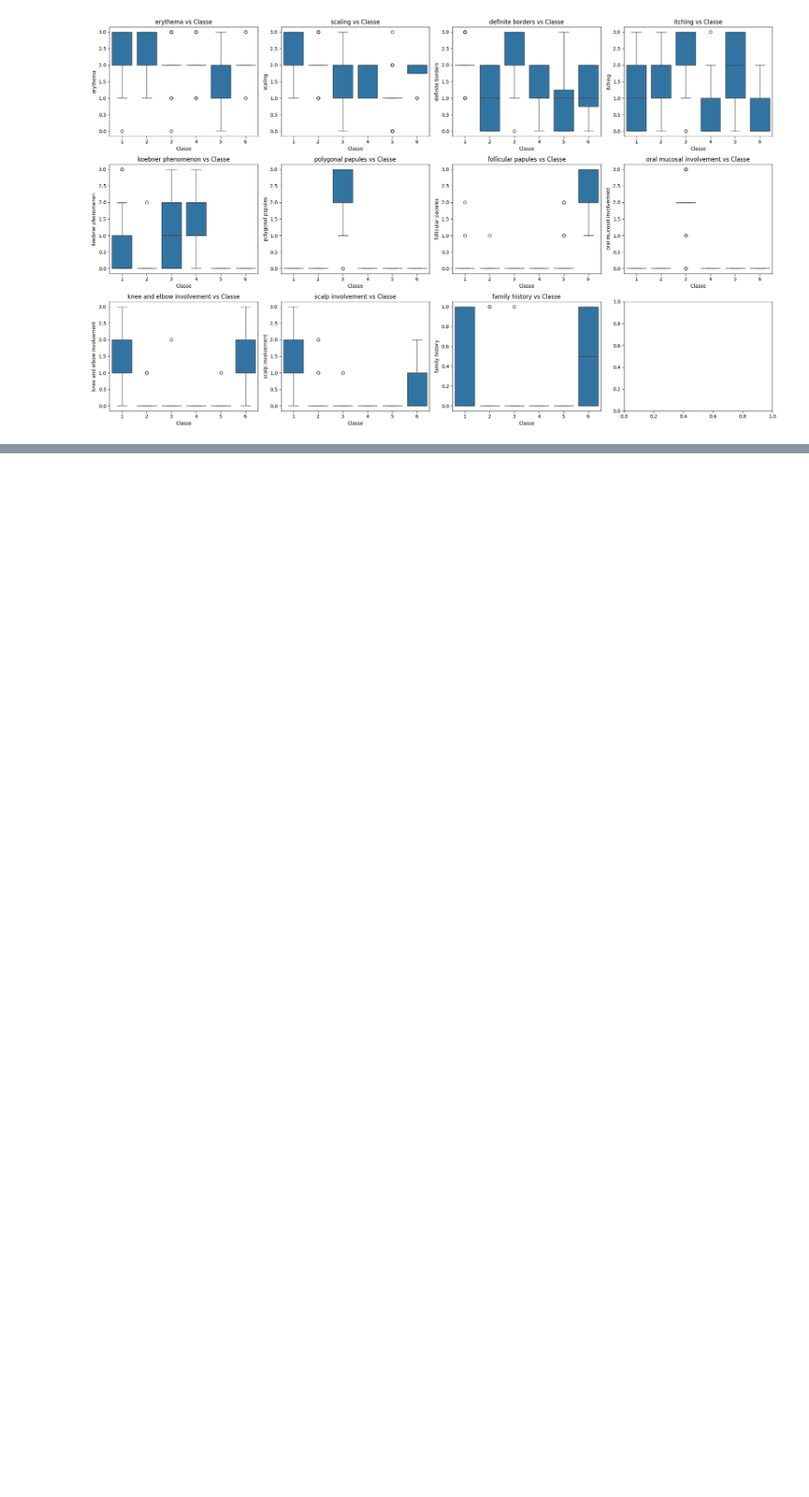
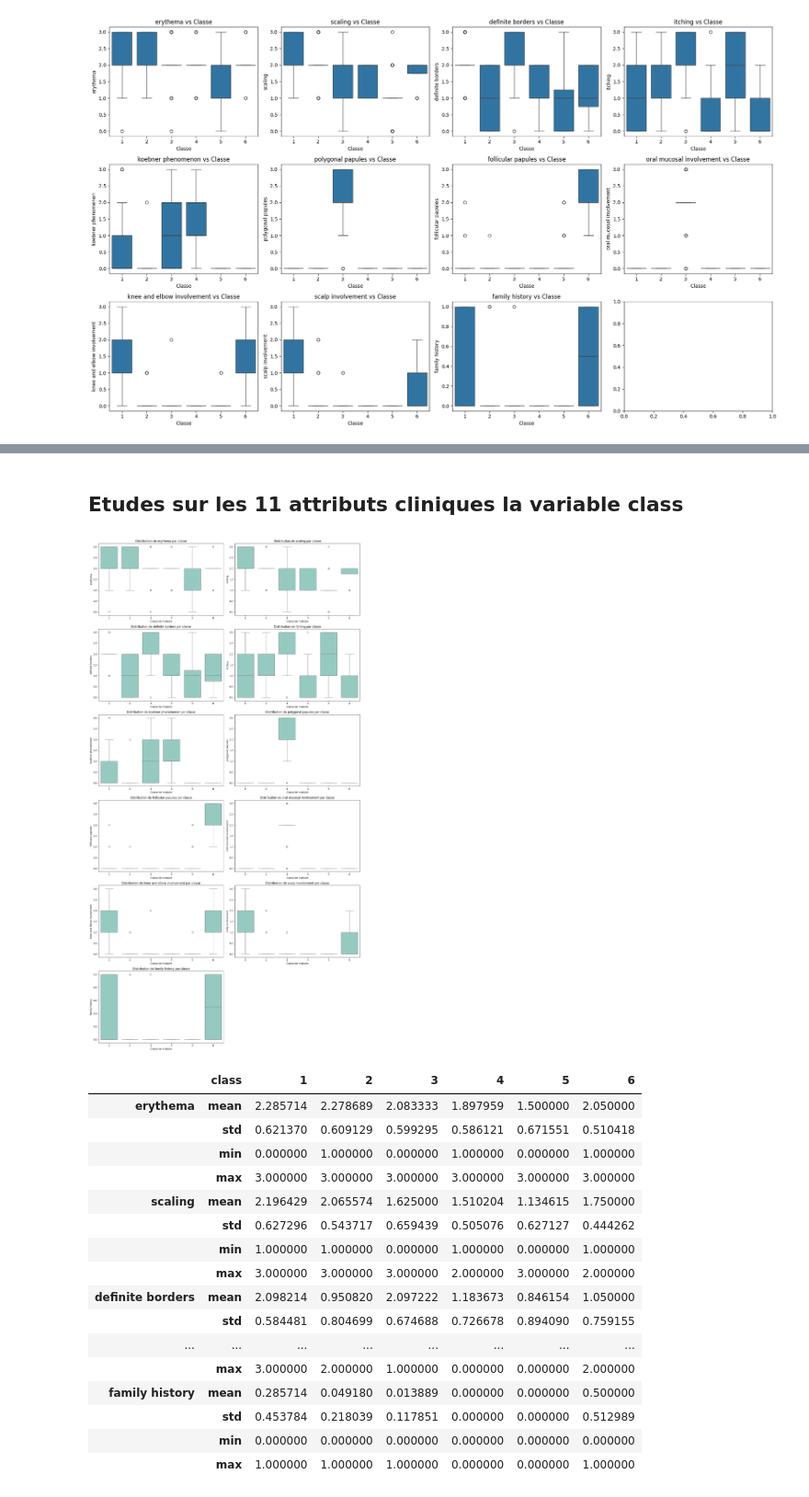
Before and after one commit to dorival42/ProjetM2SMSD, a Jupyter notebook: P1_probleme1.ipynb, the cells around one changed output, grey strips where cells are left out. Shown at 92% size. Cells and saved outputs as stored; diff of their text form; code cells hidden in the pictures; blank space fills up the shorter version.

```diff
--- a/P1_probleme1.ipynb
+++ b/P1_probleme1.ipynb
@@ -298,0 +471,42 @@ plt.show()
+# %% [markdown]
+## Etudes sur les 11 attributs cliniques la variable class
+# %%
+
+
+# Calcul des statistiques descriptives par classe
+stats_by_class = data.groupby('class')[column_names[0:11]].agg(['mean', 'std', 'min', 'max']).T
+
+# Visualisation avec des boîtes à moustaches
+plt.figure(figsize=(16, 30))
+for i, attribute in enumerate(column_names[0:11], start=1):
+    plt.subplot(6, 2, i)
+    sns.set_palette("Set3")
+    sns.boxplot(data=data, x='class', y=attribute)
+    plt.title(f'Distribution de {attribute} par classe')
+    plt.xlabel("Classe de maladie")
+    plt.ylabel(attribute)
+
+plt.tight_layout()
+plt.show()
+
+# Afficher les statistiques descriptives
+stats_by_class
+# %% [output]
+[figure, added]
+|  | class | 1 | 2 | 3 | 4 | 5 | 6 |
+| erythema | mean | 2.285714 | 2.278689 | 2.083333 | 1.897959 | 1.500000 | 2.050000 |
+|  | std | 0.621370 | 0.609129 | 0.599295 | 0.586121 | 0.671551 | 0.510418 |
+|  | min | 0.000000 | 1.000000 | 0.000000 | 1.000000 | 0.000000 | 1.000000 |
+|  | max | 3.000000 | 3.000000 | 3.000000 | 3.000000 | 3.000000 | 3.000000 |
+| scaling | mean | 2.196429 | 2.065574 | 1.625000 | 1.510204 | 1.134615 | 1.750000 |
+|  | std | 0.627296 | 0.543717 | 0.659439 | 0.505076 | 0.627127 | 0.444262 |
+|  | min | 1.000000 | 1.000000 | 0.000000 | 1.000000 | 0.000000 | 1.000000 |
+|  | max | 3.000000 | 3.000000 | 3.000000 | 2.000000 | 3.000000 | 2.000000 |
+| definite borders | mean | 2.098214 | 0.950820 | 2.097222 | 1.183673 | 0.846154 | 1.050000 |
+|  | std | 0.584481 | 0.804699 | 0.674688 | 0.726678 | 0.894090 | 0.759155 |
+| ... | ... | ... | ... | ... | ... | ... | ... |
+|  | max | 3.000000 | 2.000000 | 1.000000 | 0.000000 | 0.000000 | 2.000000 |
+| family history | mean | 0.285714 | 0.049180 | 0.013889 | 0.000000 | 0.000000 | 0.500000 |
+|  | std | 0.453784 | 0.218039 | 0.117851 | 0.000000 | 0.000000 | 0.512989 |
+|  | min | 0.000000 | 0.000000 | 0.000000 | 0.000000 | 0.000000 | 0.000000 |
+|  | max | 1.000000 | 1.000000 | 1.000000 | 0.000000 | 0.000000 | 1.000000 |
```
Also changed, not shown: parts of 10 cells of this notebook, 5 other files.
